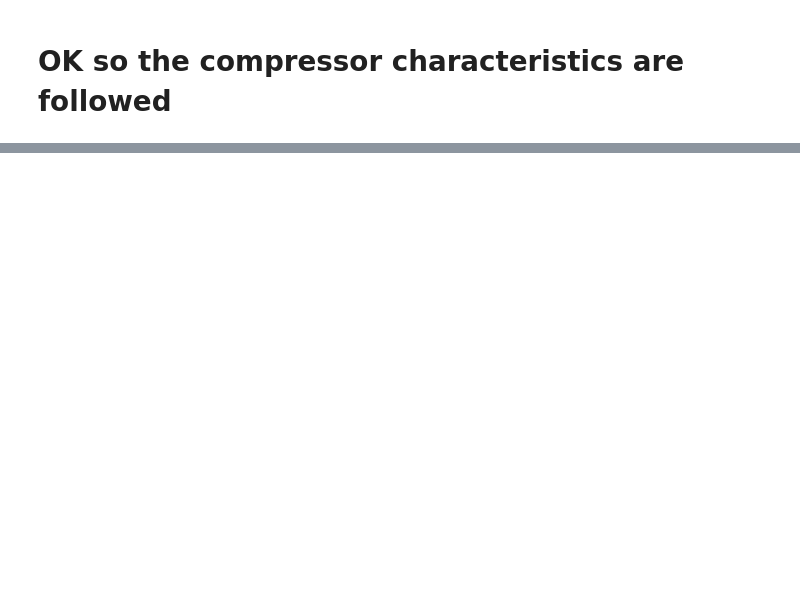
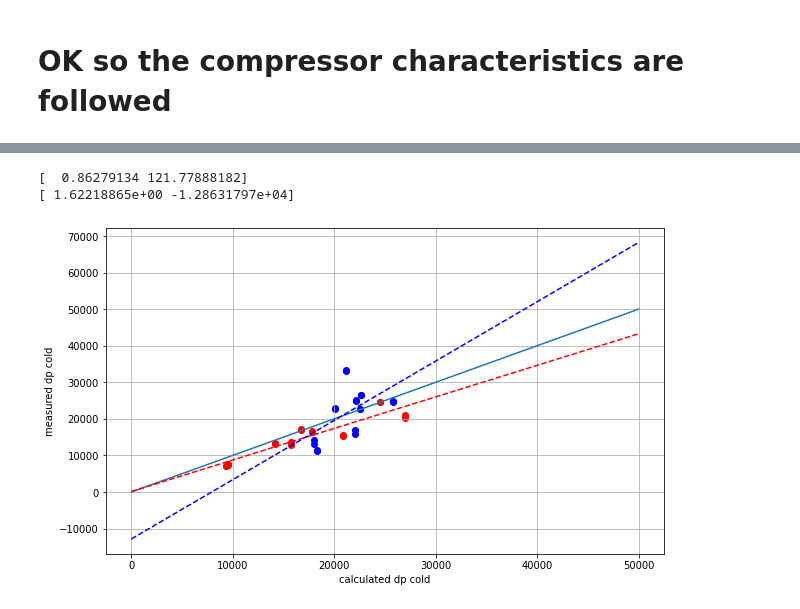
Before and after one commit to lpender3672/shell_tube_heat_exchanger, a Jupyter notebook: src/analysis.ipynb, the cells around one changed output, grey strips where cells are left out. Saved outputs shown, nothing was run; the diff lists cells and outputs as text; code cells hidden in the pictures; blank space fills up the shorter version.

```diff
--- a/src/analysis.ipynb
+++ b/src/analysis.ipynb
@@ -125,0 +229,27 @@ plt.show()
+# %%
+
+# plot
+
+plt.figure()
+plt.scatter(dp_colds, measured_cold_dp, c='blue')
+plt.scatter(dp_hots, measured_dp_hot, c='red')
+
+hot_lin_fit = np.polyfit(dp_hots, measured_dp_hot, 1)
+hot_lin_fit_f  = np.poly1d(hot_lin_fit)
+cold_lin_fit = np.polyfit(dp_colds, measured_cold_dp, 1)
+cold_lin_fit_f = np.poly1d(cold_lin_fit)
+
+print(hot_lin_fit)
+print(cold_lin_fit)
+
+plt.plot(x, x)
+plt.plot(x, hot_lin_fit_f(x), 'r--')
+plt.plot(x, cold_lin_fit_f(x), 'b--')
+plt.xlabel("calculated dp cold")
+plt.ylabel("measured dp cold")
+
+plt.grid()
+# %% [output]
+[  0.86279134 121.77888182]
+[ 1.62218865e+00 -1.28631797e+04]
+[figure, added]
```
Also changed, not shown: parts of 8 cells of this notebook, 3 other files.
